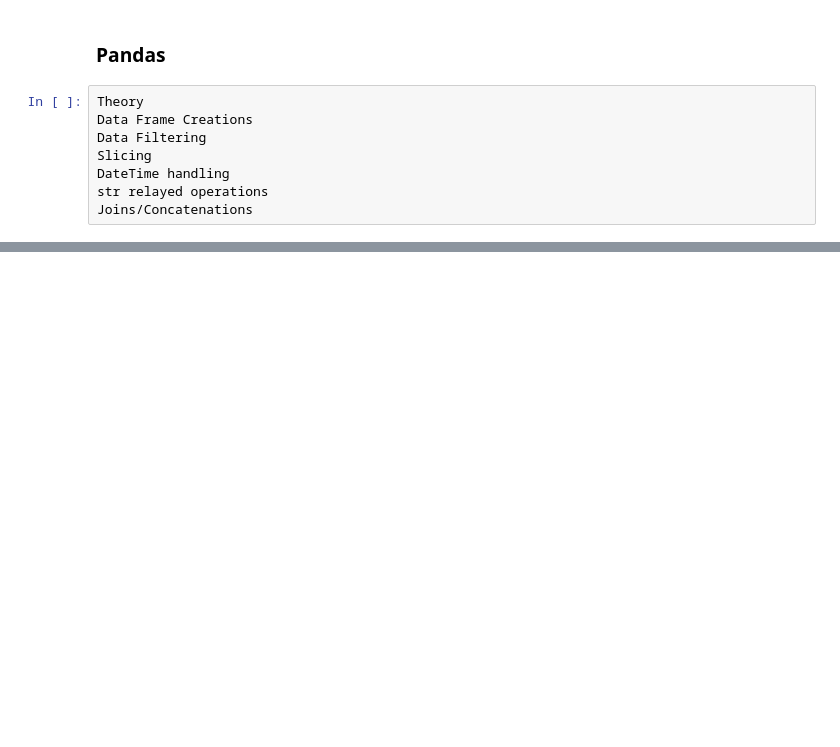
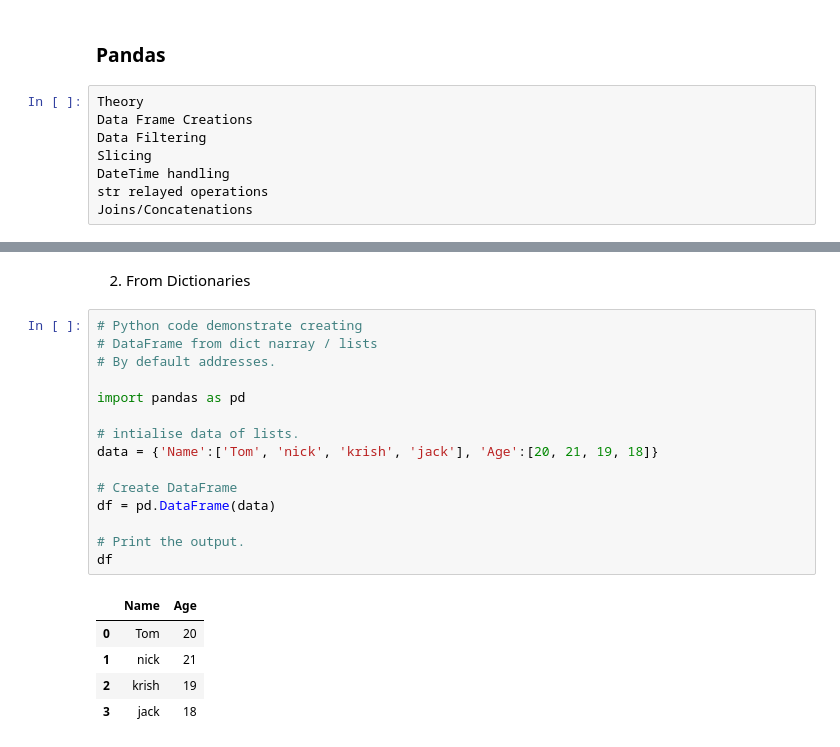
Before and after one commit to GajananThenge/Exercises, a Jupyter notebook: Numpy Pandas.ipynb, the cells around one changed output, grey strips where cells are left out. Drawn from its saved outputs; the diff is of its cells as text; blank space fills up the shorter version.

```diff
--- a/Numpy Pandas.ipynb
+++ b/Numpy Pandas.ipynb
@@ -246,0 +325,23 @@ Joins/Concatenations
+# %% [markdown]
+2. From Dictionaries
+# %%
+# Python code demonstrate creating
+# DataFrame from dict narray / lists
+# By default addresses.
+
+import pandas as pd
+
+# intialise data of lists.
+data = {'Name':['Tom', 'nick', 'krish', 'jack'], 'Age':[20, 21, 19, 18]}
+
+# Create DataFrame
+df = pd.DataFrame(data)
+
+# Print the output.
+df
+# %% [output]
+|  | Name | Age |
+| 0 | Tom | 20 |
+| 1 | nick | 21 |
+| 2 | krish | 19 |
+| 3 | jack | 18 |
```
Also changed, not shown: parts of 49 cells of this notebook.
